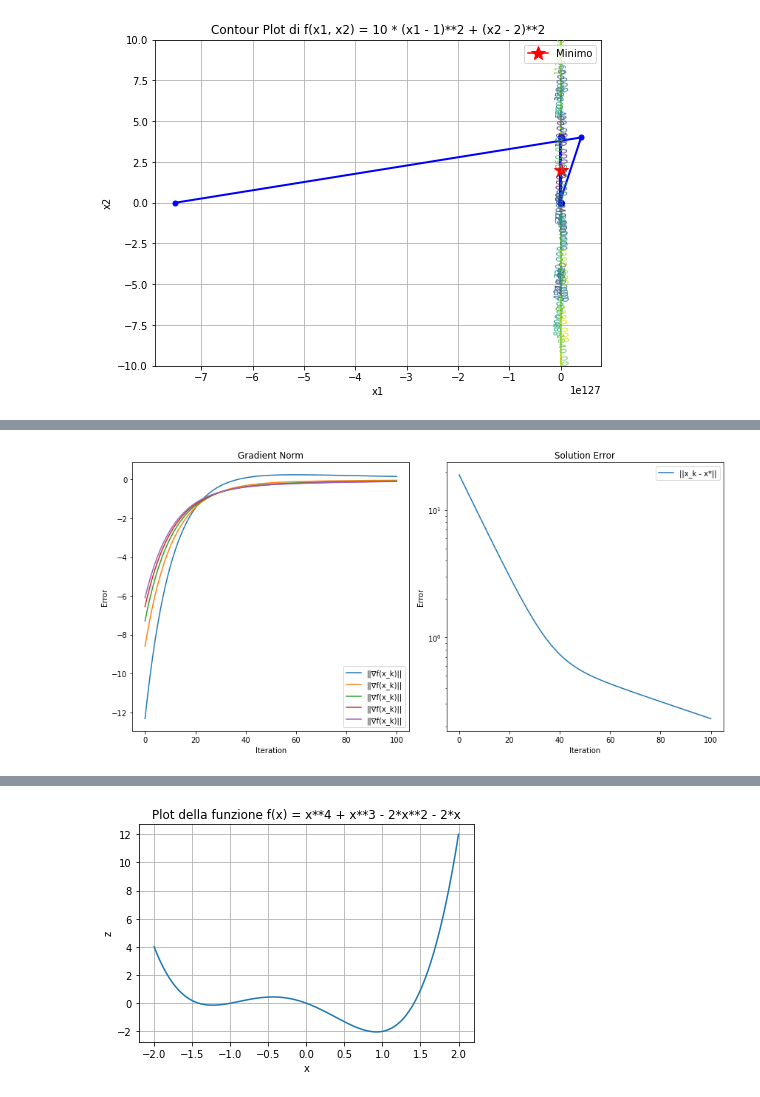
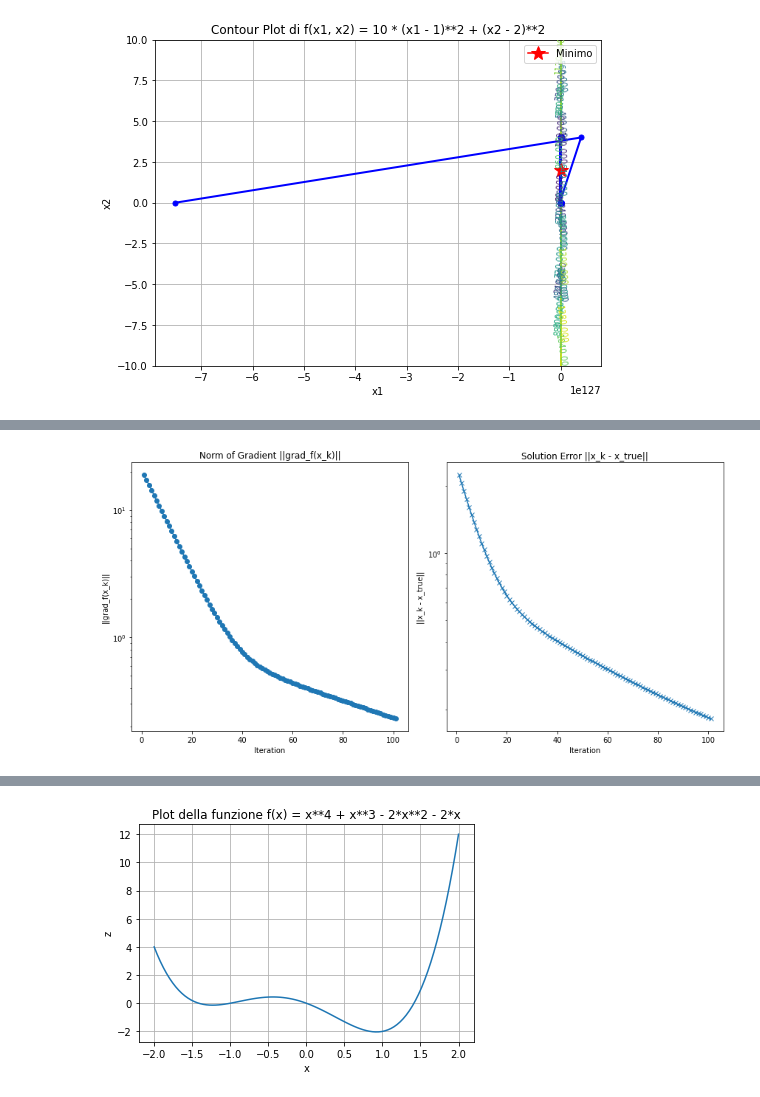
Before and after one commit to francescobaio/SMMhomeworks, a Jupyter notebook: SMM_homework3/homework3_part1.ipynb, the cells around one changed output, grey strips where cells are left out. Drawn from its saved outputs; the diff is of its cells as text; code cells hidden in the pictures.

```diff
--- a/SMM_homework3/homework3_part1.ipynb
+++ b/SMM_homework3/homework3_part1.ipynb
@@ -570,25 +490,22 @@ plt.show()
 # %%
-# Estrai i dati dai risultati con backtracking
 path, num_iterations, f_val, grads, err = gradient_descent(f2, grad_f2, x0, kmax, tolf, tolx)
 k_backtracking = num_iterations
 err_backtracking = err
 
 
-# Estrai i dati dai risultati senza backtracking
 k_nobacktracking = [results_nobacktracking[alpha][1] for alpha in alphas]
 err_nobacktracking = [results_nobacktracking[alpha][-1] for alpha in alphas]
 
-# Plotta l'errore in funzione delle iterazioni per entrambi i casi
 plt.figure(figsize=(10, 6))
-plt.semilogy(range(1,k_backtracking+3), err_backtracking, label='Con Backtracking', marker='o')
+plt.semilogy(range(1,k_backtracking+3), err_backtracking, label='With Backtracking', marker='o')
 for alpha, error in zip(alphas, err_nobacktracking):
-    plt.semilogy(range(len(error)), error, label=f'Senza Backtracking (Alpha = {alpha})', marker='o')
+    plt.semilogy(range(len(error)), error, label=f'Without Backtracking (Alpha = {alpha})', marker='o')
 
 plt.ylim(0, 1e10)  # delete this line to see the general effect
 
-plt.xlabel('Iterazioni')
-plt.ylabel('Errore ||∇f(xk)||2')
-plt.title('Confronto della Convergenza tra Backtracking e No Backtracking')
+plt.xlabel('Iteration')
+plt.ylabel('Error ||grad_f(xk)||2')
+plt.title('Comparison of Convergence Between Backtracking with different alphas and No Backtracking')
 plt.legend()
 plt.grid()
 plt.show()
@@ -814,38 +666,36 @@ plot_optimization_path(path, f"Percorso di ottimizzazione con α backtracking",
 # %%
-x0 = np.zeros(n)  # Punto iniziale per n=5
-kmax = 100  # Numero massimo di iterazioni
-tolf = 1e-6  # Tolleranza sul gradiente
-tolx = 1e-6  # Tolleranza sulla posizione
-alphas = [0.01, 0.1, 0.5, 1.0]  # Some alpha values to test
+n = 5
 A = generate_vandermonde_matrix(n)
-x_true = np.ones(n)  # The true minimum for visualization purposes
+x_true = np.ones(n)
 b = A @ x_true
-
+x0 = np.zeros(n)
+kmax = 100
+tolf = 1e-6
+tolx = 1e-6
+alphas = [0.01, 0.1, 0.5, 1.0]
 
 results_nobacktracking = {}
 for alpha in alphas:
     results_nobacktracking[alpha] = gradient_descent_fixalpha(f3, grad_f3, x0, kmax, tolf, tolx, alpha)
 
-# print(results_nobacktracking)
-# Plot the gradient norm and the solution error
 for alpha, result in results_nobacktracking.items():
     path, num_iterations, f_val, grads, err = result
+    solution_errors = [np.linalg.norm(x_k - x_true) for x_k in path]
+
     plt.figure(figsize=(12, 6))
     plt.subplot(1, 2, 1)
-    plt.plot(grads, label='||∇f(x_k)||')
-    plt.title('Gradient Norm')
+    plt.semilogy(range(1, len(grads) + 1), err, marker='o')
+    plt.title('Norm of Gradient ||grad_f(x_k)||')
     plt.xlabel('Iteration')
-    plt.ylabel('Error')
-    plt.legend()
+    plt.ylabel('||grad_f(x_k)||')
 
     plt.subplot(1, 2, 2)
-    plt.semilogy(err, label='||x_k - x*||')
-    plt.title('Solution Error')
+    plt.semilogy(range(1, len(solution_errors) + 1), solution_errors, marker='x')
+    plt.title('Solution Error ||x_k - x_true||')
     plt.xlabel('Iteration')
-    plt.ylabel('Error')
-    plt.legend()
+    plt.ylabel('||x_k - x_true||')
 
     plt.tight_layout()
     plt.show()
 # %% [output]
-[figure, old version]
+[figure, new version]
```
Also changed, not shown: parts of 29 cells of this notebook, 8 other files.
